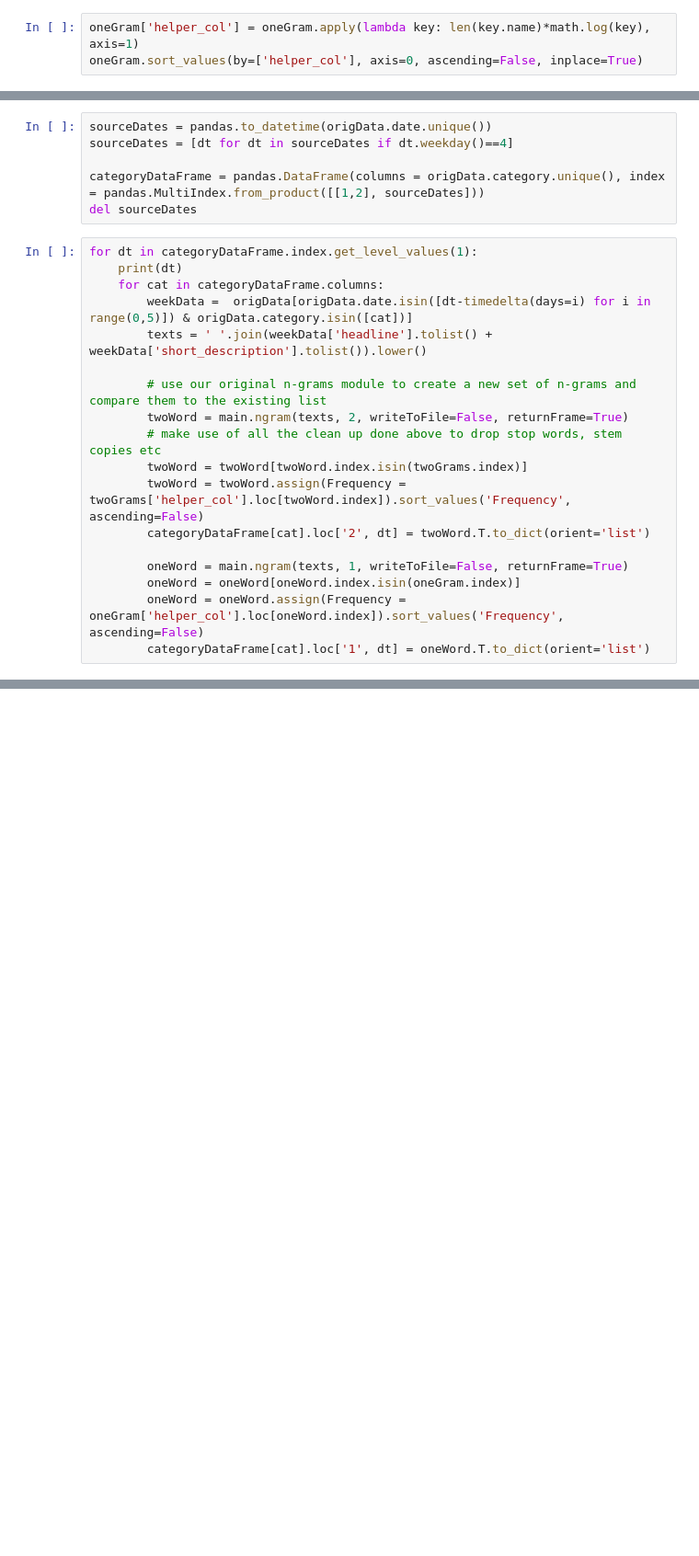
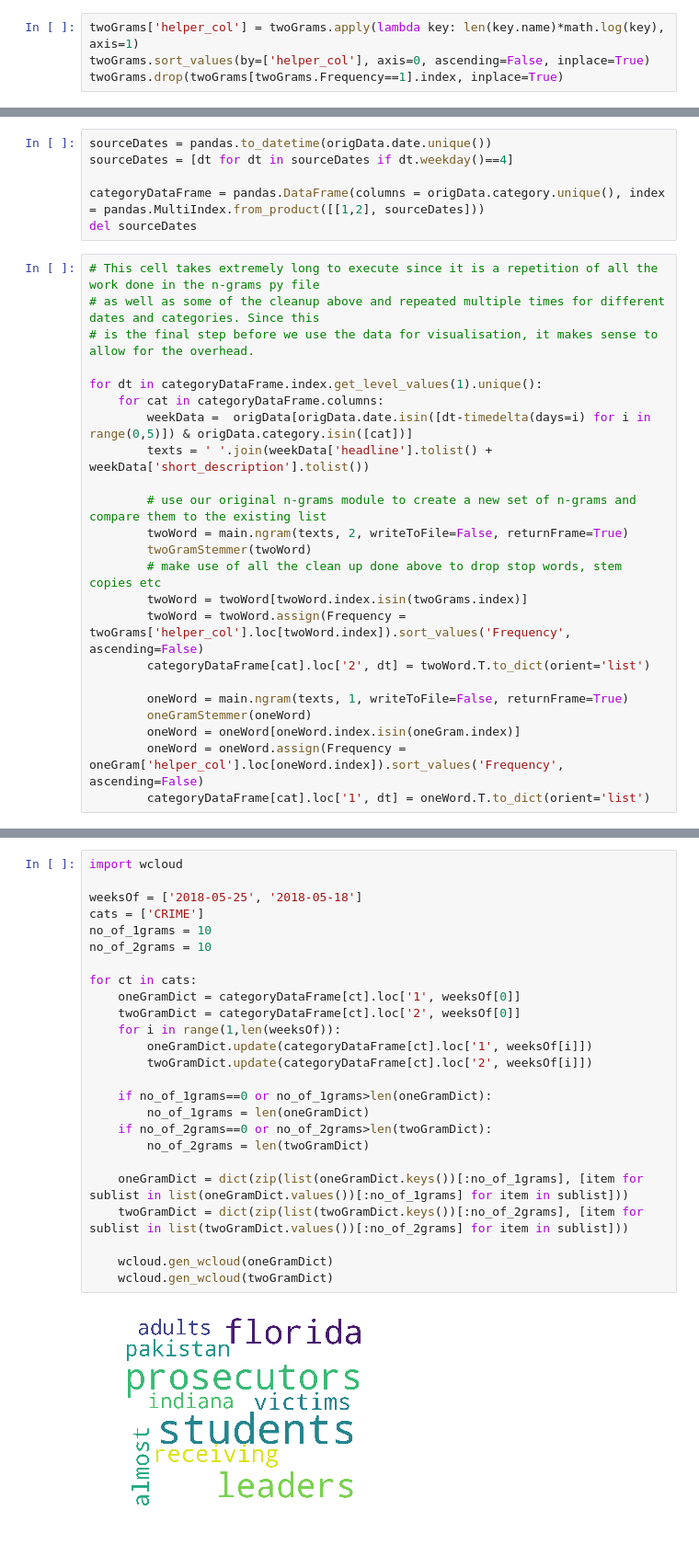
Before and after one commit to anirudhramesh/n-gram-model, a Jupyter notebook: Analysis.ipynb, the cells around one changed output, grey strips where cells are left out. Shown at 92% size. Cells and saved outputs as stored; diff of their text form; blank space fills up the shorter version.

```diff
--- a/Analysis.ipynb
+++ b/Analysis.ipynb
@@ -124,3 +168,4 @@ To find the most important words, we try to negate the effect of "filler words"
 # %%
-oneGram['helper_col'] = oneGram.apply(lambda key: len(key.name)*math.log(key), axis=1)
-oneGram.sort_values(by=['helper_col'], axis=0, ascending=False, inplace=True)
+twoGrams['helper_col'] = twoGrams.apply(lambda key: len(key.name)*math.log(key), axis=1)
+twoGrams.sort_values(by=['helper_col'], axis=0, ascending=False, inplace=True)
+twoGrams.drop(twoGrams[twoGrams.Frequency==1].index, inplace=True)
@@ -138,20 +180,25 @@ sourceDates = [dt for dt in sourceDates if dt.weekday()==4]
 categoryDataFrame = pandas.DataFrame(columns = origData.category.unique(), index = pandas.MultiIndex.from_product([[1,2], sourceDates]))
 del sourceDates
 # %%
-for dt in categoryDataFrame.index.get_level_values(1):
-    print(dt)
+# This cell takes extremely long to execute since it is a repetition of all the work done in the n-grams py file
+# as well as some of the cleanup above and repeated multiple times for different dates and categories. Since this
+# is the final step before we use the data for visualisation, it makes sense to allow for the overhead.
+
+for dt in categoryDataFrame.index.get_level_values(1).unique():
     for cat in categoryDataFrame.columns:
         weekData =  origData[origData.date.isin([dt-timedelta(days=i) for i in range(0,5)]) & origData.category.isin([cat])]
-        texts = ' '.join(weekData['headline'].tolist() + weekData['short_description'].tolist()).lower()
+        texts = ' '.join(weekData['headline'].tolist() + weekData['short_description'].tolist())
 
         # use our original n-grams module to create a new set of n-grams and compare them to the existing list
         twoWord = main.ngram(texts, 2, writeToFile=False, returnFrame=True)
+        twoGramStemmer(twoWord)
         # make use of all the clean up done above to drop stop words, stem copies etc
         twoWord = twoWord[twoWord.index.isin(twoGrams.index)]
         twoWord = twoWord.assign(Frequency = twoGrams['helper_col'].loc[twoWord.index]).sort_values('Frequency', ascending=False)
         categoryDataFrame[cat].loc['2', dt] = twoWord.T.to_dict(orient='list')
 
         oneWord = main.ngram(texts, 1, writeToFile=False, returnFrame=True)
+        oneGramStemmer(oneWord)
         oneWord = oneWord[oneWord.index.isin(oneGram.index)]
         oneWord = oneWord.assign(Frequency = oneGram['helper_col'].loc[oneWord.index]).sort_values('Frequency', ascending=False)
         categoryDataFrame[cat].loc['1', dt] = oneWord.T.to_dict(orient='list')
@@ -207,0 +214,27 @@ weekData            DataFrame                                        <...>n\n[11
+# %%
+import wcloud
+
+weeksOf = ['2018-05-25', '2018-05-18']
+cats = ['CRIME']
+no_of_1grams = 10
+no_of_2grams = 10
+
+for ct in cats:
+    oneGramDict = categoryDataFrame[ct].loc['1', weeksOf[0]]
+    twoGramDict = categoryDataFrame[ct].loc['2', weeksOf[0]]
+    for i in range(1,len(weeksOf)):
+        oneGramDict.update(categoryDataFrame[ct].loc['1', weeksOf[i]])
+        twoGramDict.update(categoryDataFrame[ct].loc['2', weeksOf[i]])
+
+    if no_of_1grams==0 or no_of_1grams>len(oneGramDict):
+        no_of_1grams = len(oneGramDict)
+    if no_of_2grams==0 or no_of_2grams>len(twoGramDict):
+        no_of_2grams = len(twoGramDict)
+
+    oneGramDict = dict(zip(list(oneGramDict.keys())[:no_of_1grams], [item for sublist in list(oneGramDict.values())[:no_of_1grams] for item in sublist]))
+    twoGramDict = dict(zip(list(twoGramDict.keys())[:no_of_2grams], [item for sublist in list(twoGramDict.values())[:no_of_2grams] for item in sublist]))
+
+    wcloud.gen_wcloud(oneGramDict)
+    wcloud.gen_wcloud(twoGramDict)
+# %% [output]
+[figure, added]
```
Also changed, not shown: parts of 30 cells of this notebook.
